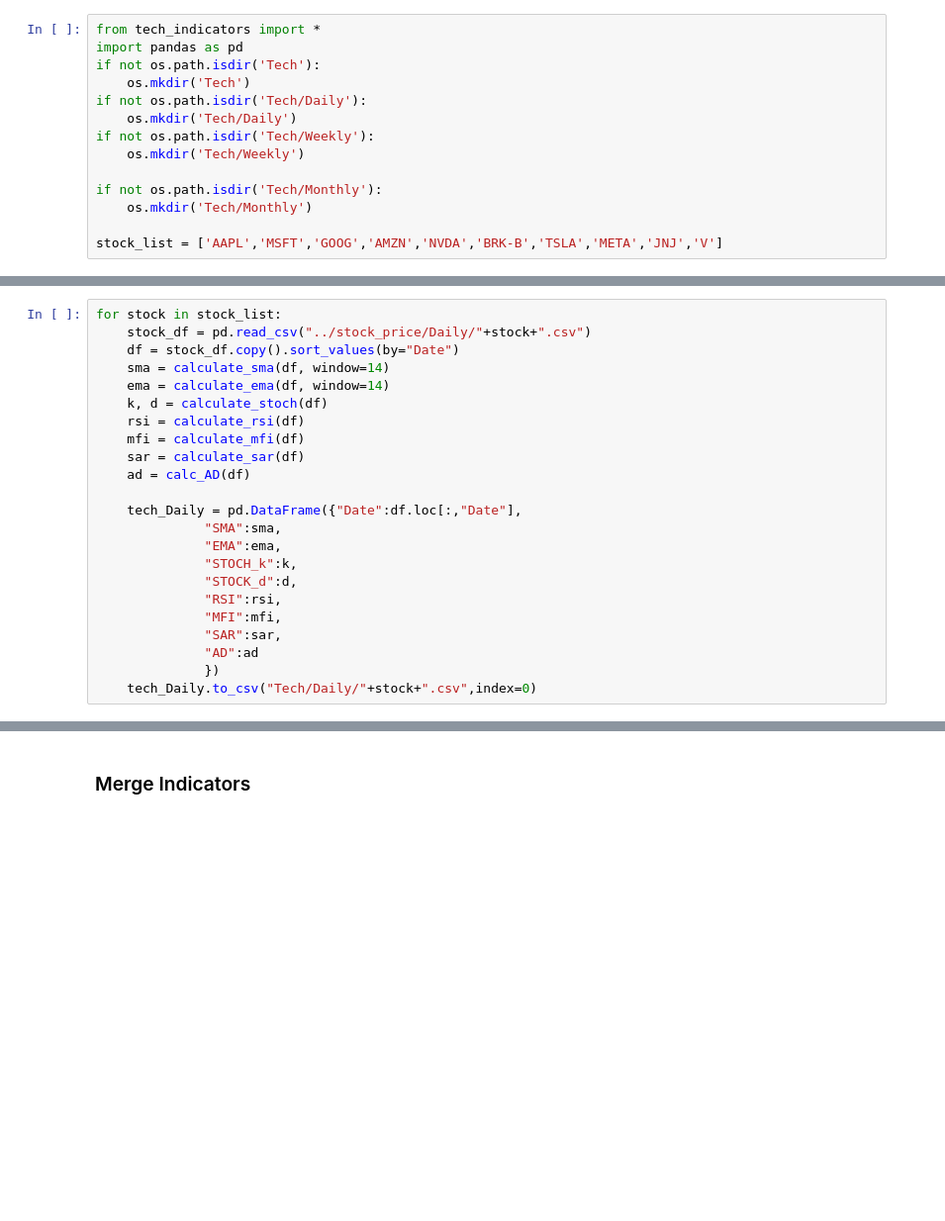
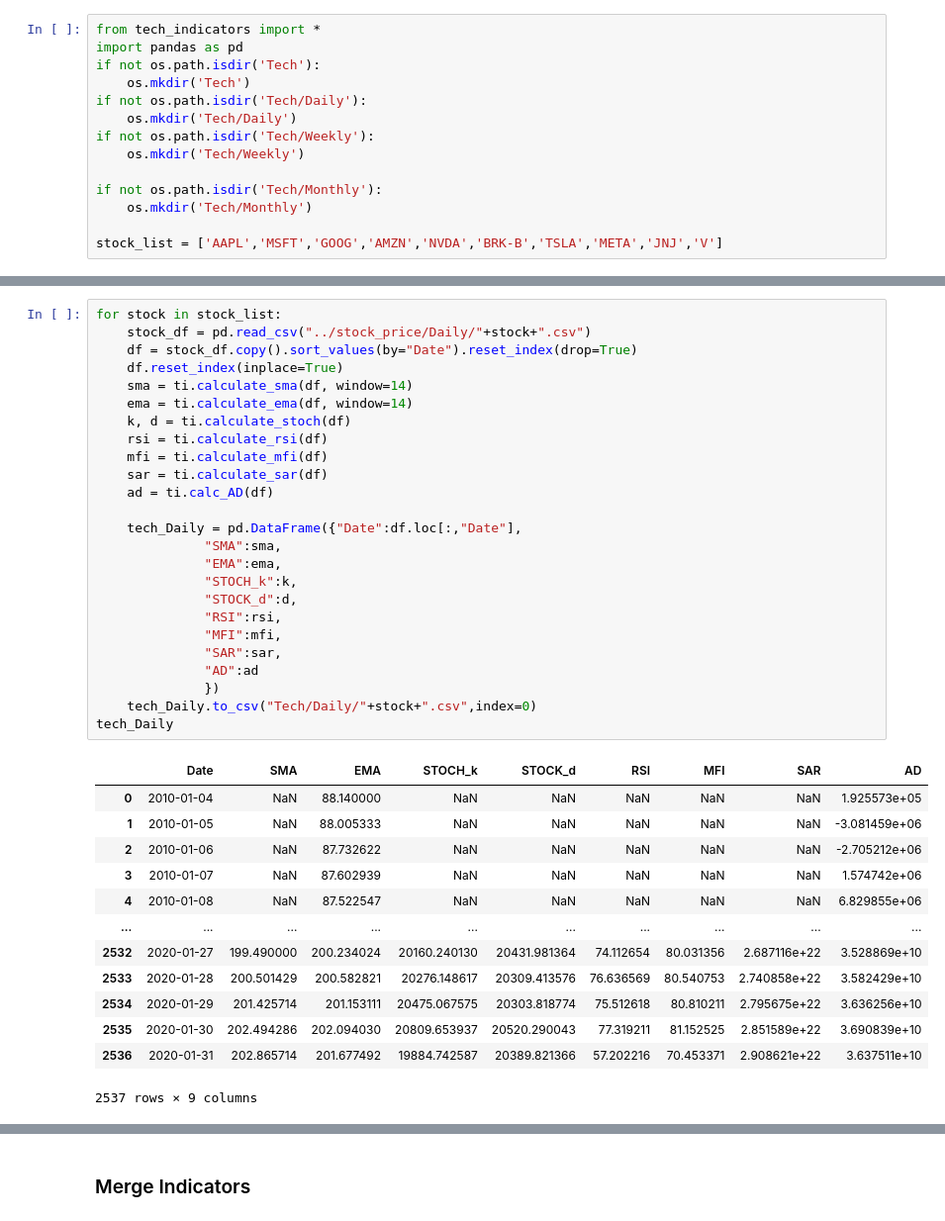
Before and after one commit to ElinorCheng/STA561, a Jupyter notebook: predictors/predictor_prep.ipynb, the cells around one changed output, grey strips where cells are left out. Shown at 99% size. Saved outputs shown, nothing was run; the diff lists cells and outputs as text; blank space fills up the shorter version.

```diff
--- a/predictors/predictor_prep.ipynb
+++ b/predictors/predictor_prep.ipynb
@@ -428,23 +399,39 @@ tech_Daily = pd.DataFrame({"Date":df.loc[:,"Date"],
 # %%
 for stock in stock_list:
     stock_df = pd.read_csv("../stock_price/Daily/"+stock+".csv")
-    df = stock_df.copy().sort_values(by="Date")
-    sma = calculate_sma(df, window=14)
-    ema = calculate_ema(df, window=14)
-    k, d = calculate_stoch(df)
-    rsi = calculate_rsi(df)
-    mfi = calculate_mfi(df)
-    sar = calculate_sar(df)
-    ad = calc_AD(df)
+    df = stock_df.copy().sort_values(by="Date").reset_index(drop=True)
+    df.reset_index(inplace=True)
+    sma = ti.calculate_sma(df, window=14)
+    ema = ti.calculate_ema(df, window=14)
+    k, d = ti.calculate_stoch(df)
+    rsi = ti.calculate_rsi(df)
+    mfi = ti.calculate_mfi(df)
+    sar = ti.calculate_sar(df)
+    ad = ti.calc_AD(df)
 
     tech_Daily = pd.DataFrame({"Date":df.loc[:,"Date"],
               "SMA":sma,
               "EMA":ema,
               "STOCH_k":k,
               "STOCK_d":d,
               "RSI":rsi,
               "MFI":mfi,
               "SAR":sar,
               "AD":ad
               })
     tech_Daily.to_csv("Tech/Daily/"+stock+".csv",index=0)
+tech_Daily
+# %% [output]
+|  | Date | SMA | EMA | STOCH_k | STOCK_d | RSI | MFI | SAR | AD |
+| 0 | 2010-01-04 | NaN | 88.140000 | NaN | NaN | NaN | NaN | NaN | 1.925573e+05 |
+| 1 | 2010-01-05 | NaN | 88.005333 | NaN | NaN | NaN | NaN | NaN | -3.081459e+06 |
+| 2 | 2010-01-06 | NaN | 87.732622 | NaN | NaN | NaN | NaN | NaN | -2.705212e+06 |
+| 3 | 2010-01-07 | NaN | 87.602939 | NaN | NaN | NaN | NaN | NaN | 1.574742e+06 |
+| 4 | 2010-01-08 | NaN | 87.522547 | NaN | NaN | NaN | NaN | NaN | 6.829855e+06 |
+| ... | ... | ... | ... | ... | ... | ... | ... | ... | ... |
+| 2532 | 2020-01-27 | 199.490000 | 200.234024 | 20160.240130 | 20431.981364 | 74.112654 | 80.031356 | 2.687116e+22 | 3.528869e+10 |
+| 2533 | 2020-01-28 | 200.501429 | 200.582821 | 20276.148617 | 20309.413576 | 76.636569 | 80.540753 | 2.740858e+22 | 3.582429e+10 |
+| 2534 | 2020-01-29 | 201.425714 | 201.153111 | 20475.067575 | 20303.818774 | 75.512618 | 80.810211 | 2.795675e+22 | 3.636256e+10 |
+| 2535 | 2020-01-30 | 202.494286 | 202.094030 | 20809.653937 | 20520.290043 | 77.319211 | 81.152525 | 2.851589e+22 | 3.690839e+10 |
+| 2536 | 2020-01-31 | 202.865714 | 201.677492 | 19884.742587 | 20389.821366 | 57.202216 | 70.453371 | 2.908621e+22 | 3.637511e+10 |
+2537 rows × 9 columns
```
Also changed, not shown: parts of 16 cells of this notebook, 36 other files.
